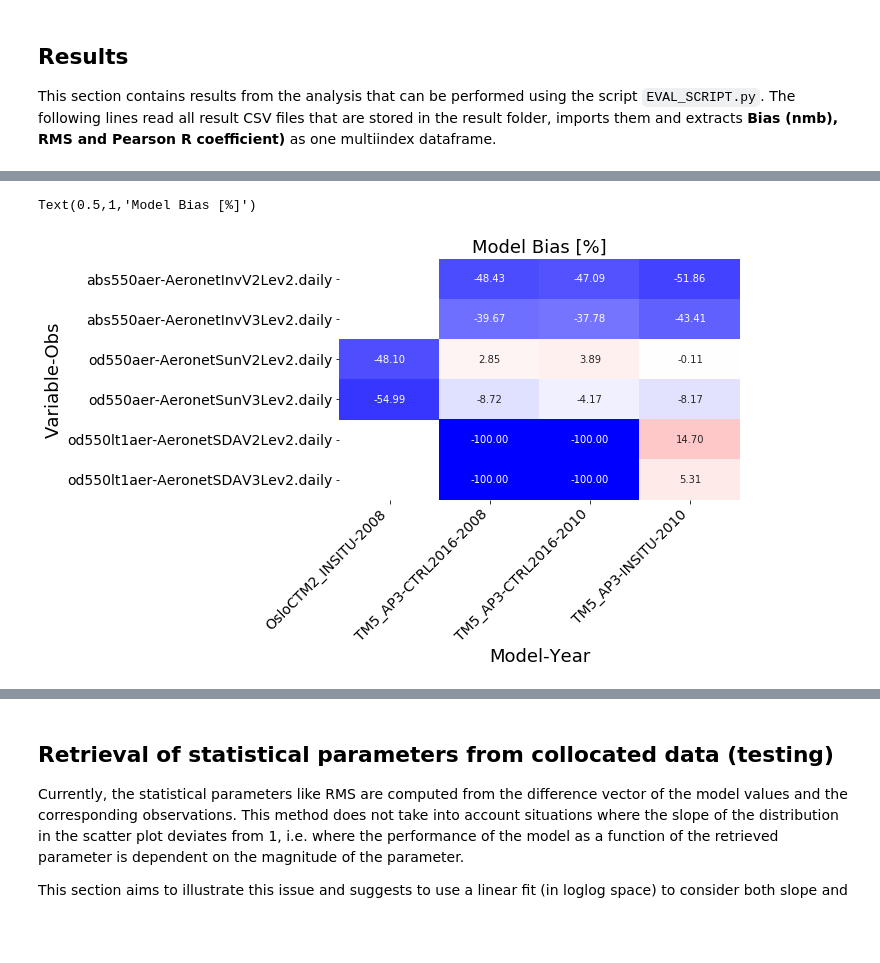
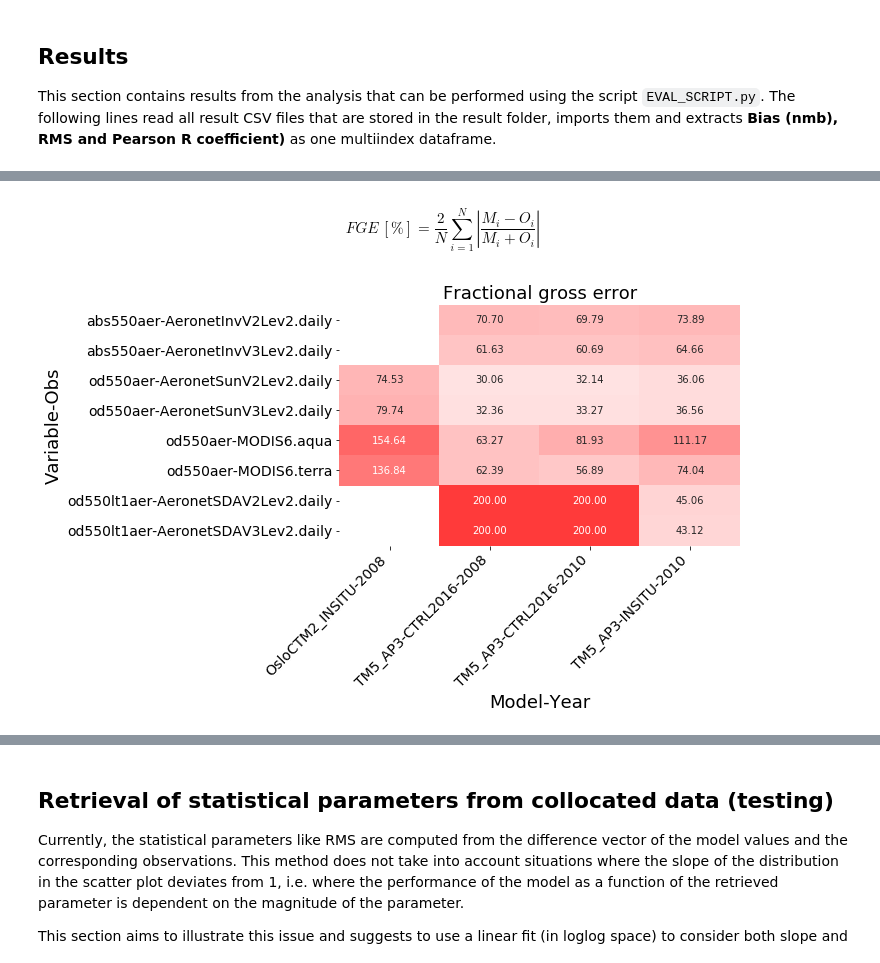
Before and after one commit to jgliss/aerocom_obs_props, a Jupyter notebook: results_overview.ipynb, the cells around one changed output, grey strips where cells are left out. Saved outputs shown, nothing was run; the diff lists cells and outputs as text; code cells hidden in the pictures; blank space fills up the shorter version.

```diff
--- a/results_overview.ipynb
+++ b/results_overview.ipynb
@@ -177,9 +201,10 @@ table
 # %%
-bias = table['Bias'].unstack(['Model', 'Year'])
-ax = pya.plot.heatmaps.df_to_heatmap(bias,
-                                     color_rowwise=False,
-                                     figsize=(10, 6))
-ax.set_title('Model Bias [%]')
+fge = table['FGE'].unstack(['Model', 'Year'])
+
+ax = pya.plot.heatmaps.df_to_heatmap(fge, color_rowwise=False,
+                                     center=1, figsize=(10, 6))
+ax.set_title('Fractional gross error')
+display(Math(r'FGE\,[\%] = \frac{2}{N}\sum_{i=1}^{N}\left|\frac{M_i-O_i}{M_i+O_i}\right|'))
 # %% [output]
-Text(0.5,1,'Model Bias [%]')
+$$FGE\,[\%] = \frac{2}{N}\sum_{i=1}^{N}\left|\frac{M_i-O_i}{M_i+O_i}\right|$$
-[figure, old version]
+[figure, new version]
```
Also changed, not shown: parts of 16 cells of this notebook, 2 other files.
